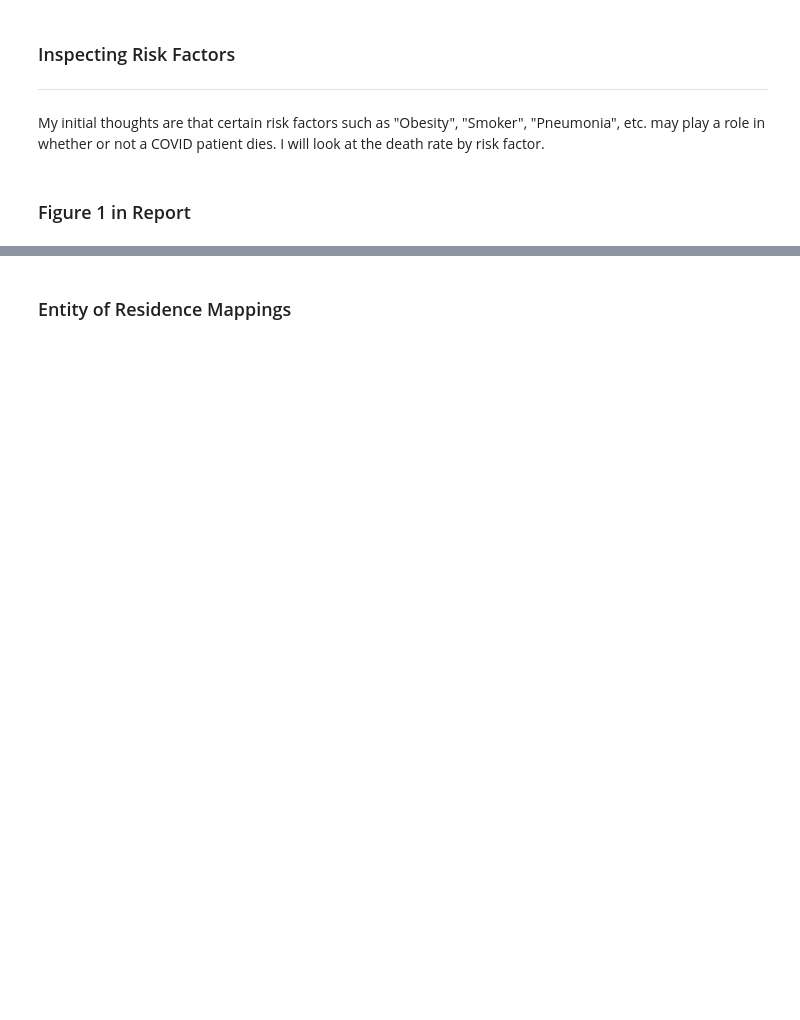
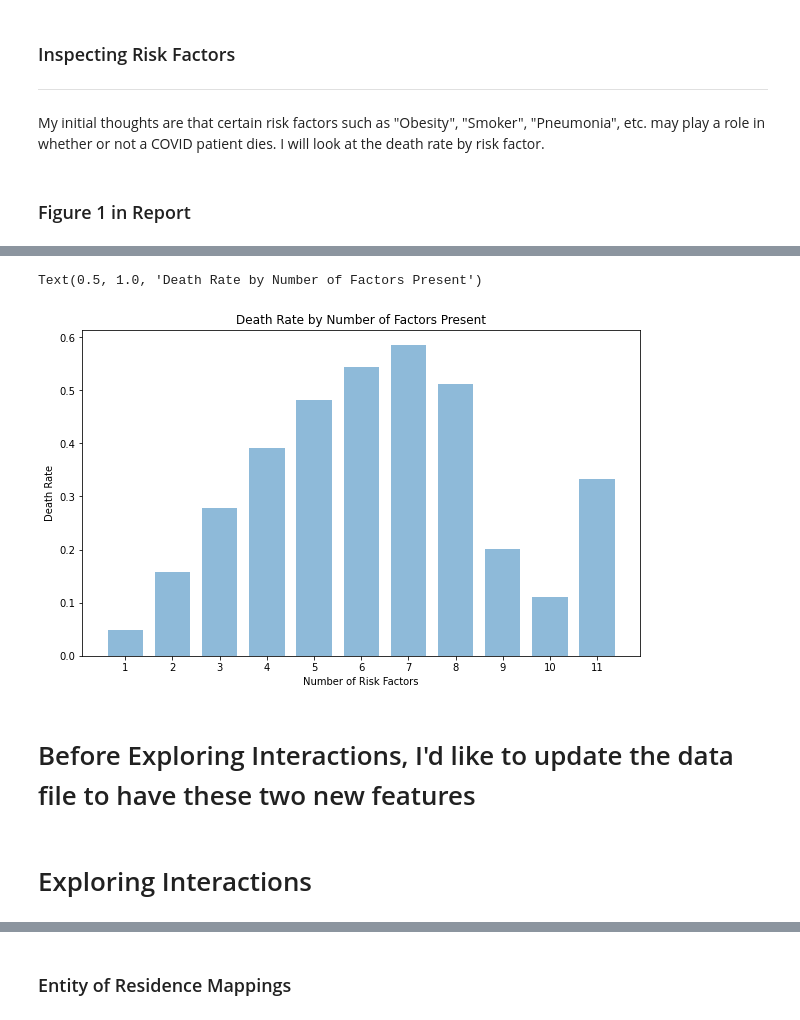
Before and after one commit to harperd17/COVID-Death-Rates, a Jupyter notebook: Notebooks/Data_Visualizations.ipynb, the cells around one changed output, grey strips where cells are left out. Cells and saved outputs as stored; diff of their text form; code cells hidden in the pictures; blank space fills up the shorter version.

```diff
--- a/Notebooks/Data_Visualizations.ipynb
+++ b/Notebooks/Data_Visualizations.ipynb
@@ -103 +116,31 @@ for var in variables_to_delete:
+# %%
+#creating list of factors to include in the sum and summing them
+covid_data['Total Factors'] = covid_data[['Pneumonia','Diabetes','COPD Diagnosis','Asthma','Immunosuppression',
+                                         'Hypertension','Other Diseases','Cardiovascular Disease','Obesity','Kidney Failure']].sum(axis=1)
+# %%
+#plotting the death rates by total factors (every 1 factor)
+gap = 1
+death_rates = []
+x_labs = []
+x_labeling = []
+for i in np.arange(0,11,gap):
+    subset = covid_data[covid_data['Total Factors'].between(i,i+gap)]
+    death_rates.append(sum(subset['Died'])/max(1,len(subset['Died'])))
+    x_labs.append((i+i+gap)/2)
+    x_labeling.append(str(i)+"-"+str(i+gap))
+
+fig,ax = plt.subplots(1)
+fig.set_size_inches(10, 6)
+ax.bar(range(1,12), death_rates, align='center', alpha=0.5,width=gap*3/4)
+ax.set_xlabel('Number of Risk Factors')
+ax.set_xticks(range(1,12))
+ax.set_xticklabels(range(1,12))
+ax.set_ylabel('Death Rate')
+ax.set_title('Death Rate by Number of Factors Present')
+#fig.savefig('Total Factors Rates.png')
+# %% [output]
+Text(0.5, 1.0, 'Death Rate by Number of Factors Present')
+[figure, added]
+# %% [markdown]
+# Before Exploring Interactions, I'd like to update the data file to have these two new features
 # %%
@@ -104,0 +148,2 @@ covid_data.to_csv('Data/Post_Visualization_Data_10-12.csv')
+# %% [markdown]
+# Exploring Interactions
```
Also changed, not shown: parts of 32 cells of this notebook, 3 other files.
